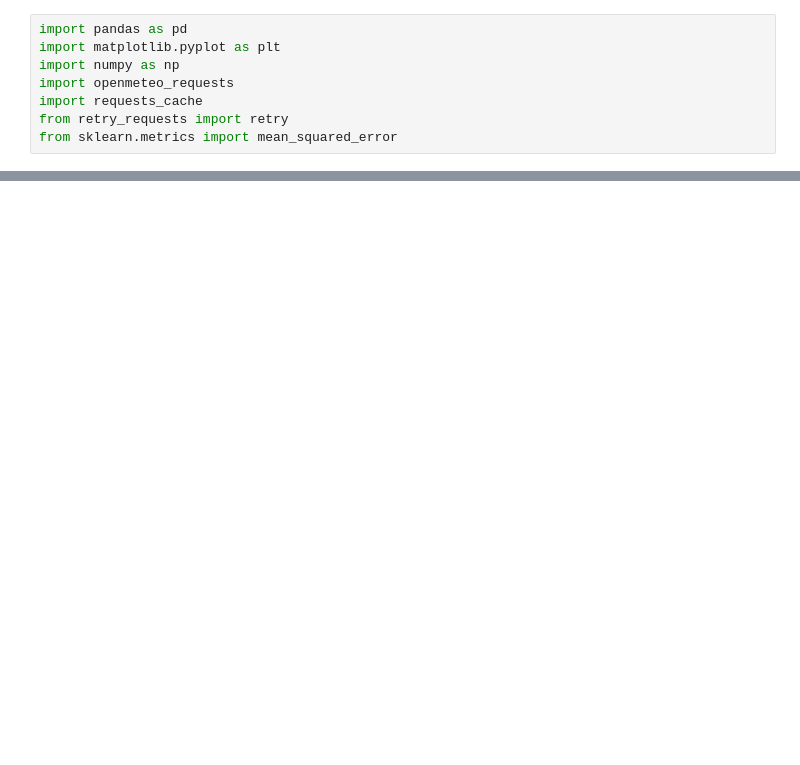
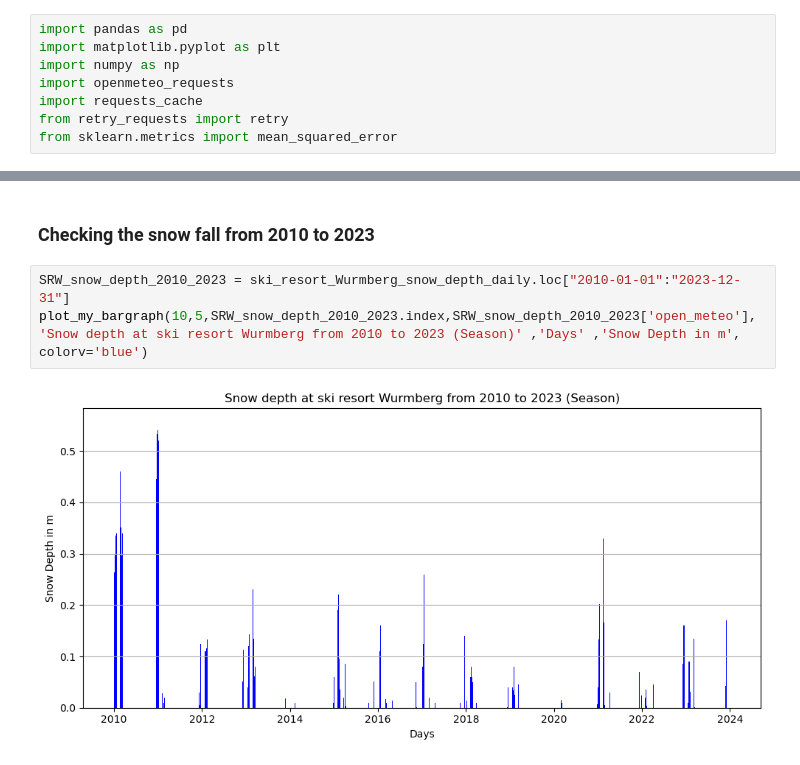
Before and after one commit to jaineshk/CCA_Harz_Project_2025, a Jupyter notebook: Analysis_on_snow_resort.ipynb, the cells around one changed output, grey strips where cells are left out. Drawn from its saved outputs; the diff is of its cells as text; blank space fills up the shorter version.

```diff
--- a/Analysis_on_snow_resort.ipynb
+++ b/Analysis_on_snow_resort.ipynb
@@ -120,0 +231,7 @@ def plot_my_bargraph_withnumbers(length:int,breath:int,xaxis,yaxis,title:str,xla
+# %% [markdown]
+### Checking the snow fall from 2010 to 2023
+# %%
+SRW_snow_depth_2010_2023 = ski_resort_Wurmberg_snow_depth_daily.loc["2010-01-01":"2023-12-31"]
+plot_my_bargraph(10,5,SRW_snow_depth_2010_2023.index,SRW_snow_depth_2010_2023['open_meteo'], 'Snow depth at ski resort Wurmberg from 2010 to 2023 (Season)' ,'Days' ,'Snow Depth in m', colorv='blue')
+# %% [output]
+[figure, added]
```
Also changed, not shown: parts of 15 cells of this notebook, 2 other files.
